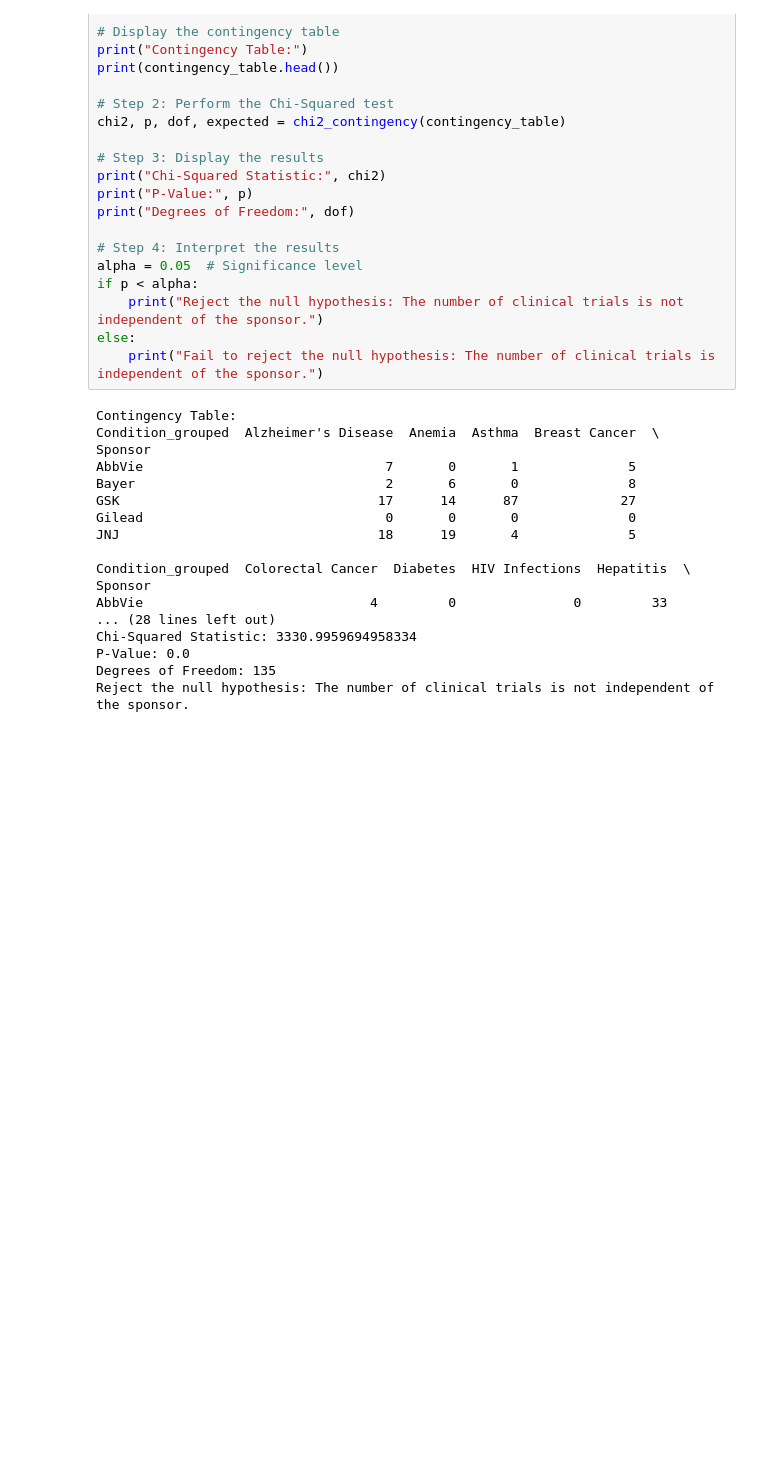
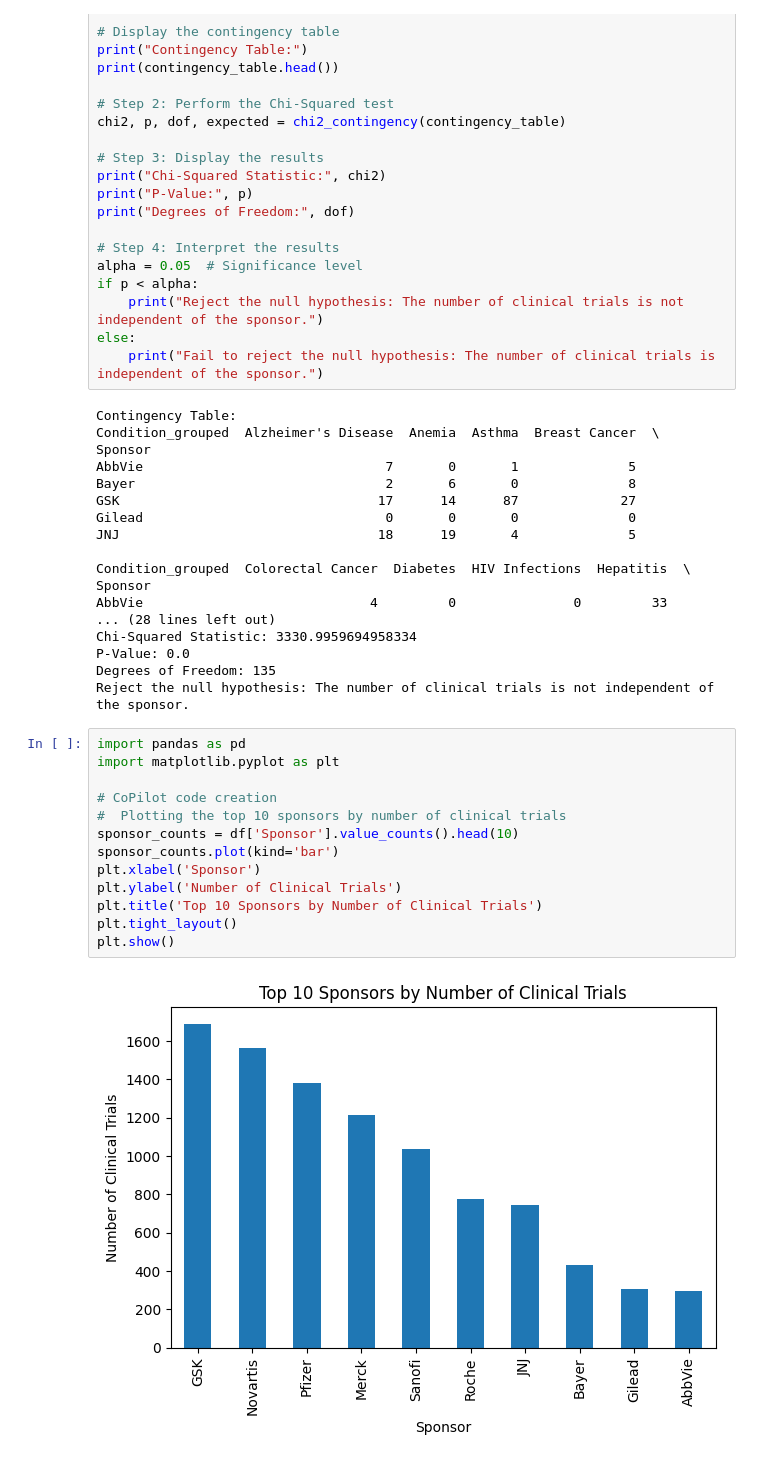
Before and after one commit to ksharpe-byte/clinical-trial-trends, a Jupyter notebook: jupyter_notebooks/hypothesis_testing.ipynb, the cells around one changed output. Saved outputs shown, nothing was run; the diff lists cells and outputs as text; blank space fills up the shorter version.

Commit message:
Add bar plot visualisation for hypothesis 3 to notebook

```diff
--- a/jupyter_notebooks/hypothesis_testing.ipynb
+++ b/jupyter_notebooks/hypothesis_testing.ipynb
@@ -396,3 +396,18 @@ Chi-Squared Statistic: 3330.9959694958334
 P-Value: 0.0
 Degrees of Freedom: 135
 Reject the null hypothesis: The number of clinical trials is not independent of the sponsor.
+# %%
+import pandas as pd
+import matplotlib.pyplot as plt
+
+# CoPilot code creation
+#  Plotting the top 10 sponsors by number of clinical trials
+sponsor_counts = df['Sponsor'].value_counts().head(10)
+sponsor_counts.plot(kind='bar')
+plt.xlabel('Sponsor')
+plt.ylabel('Number of Clinical Trials')
+plt.title('Top 10 Sponsors by Number of Clinical Trials')
+plt.tight_layout()
+plt.show()
+# %% [output]
+[figure, added]
```
